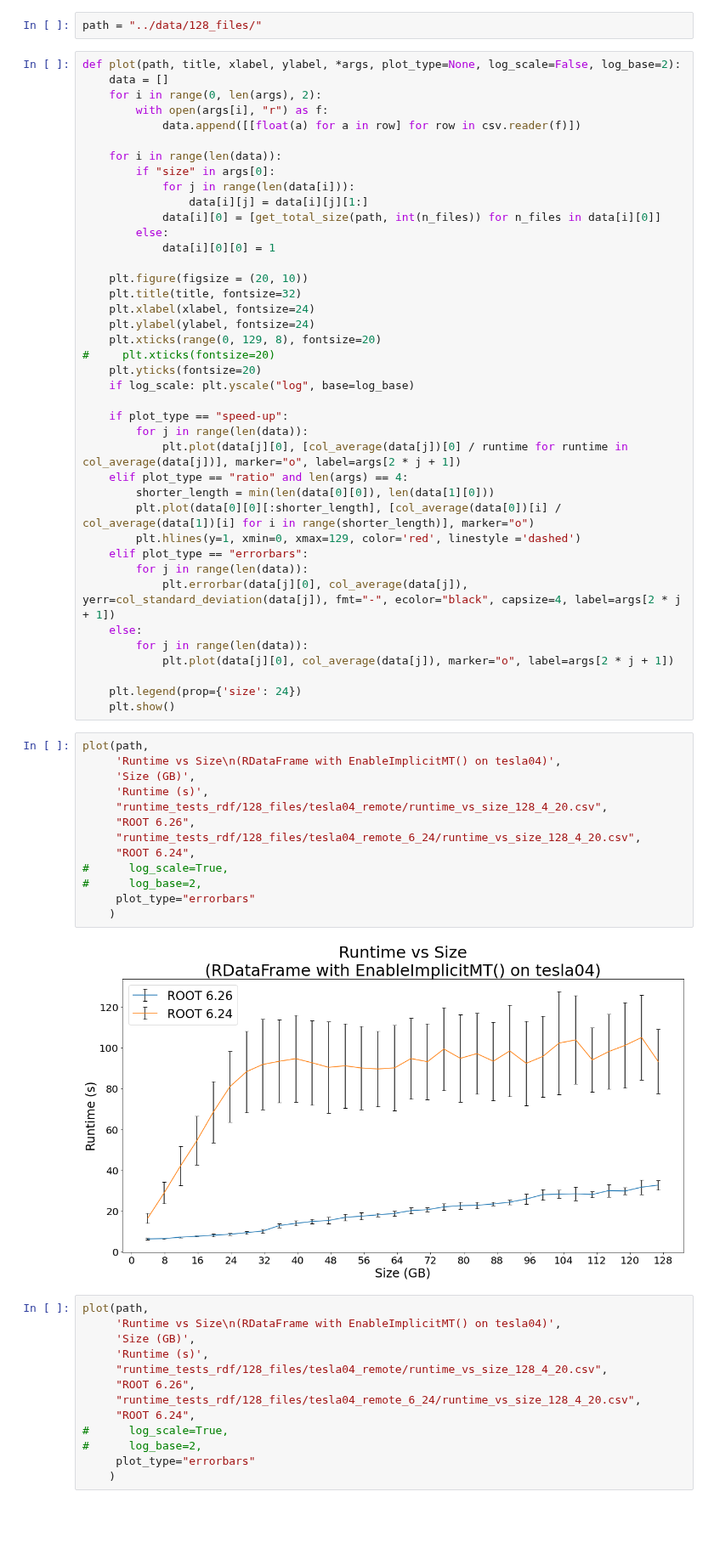
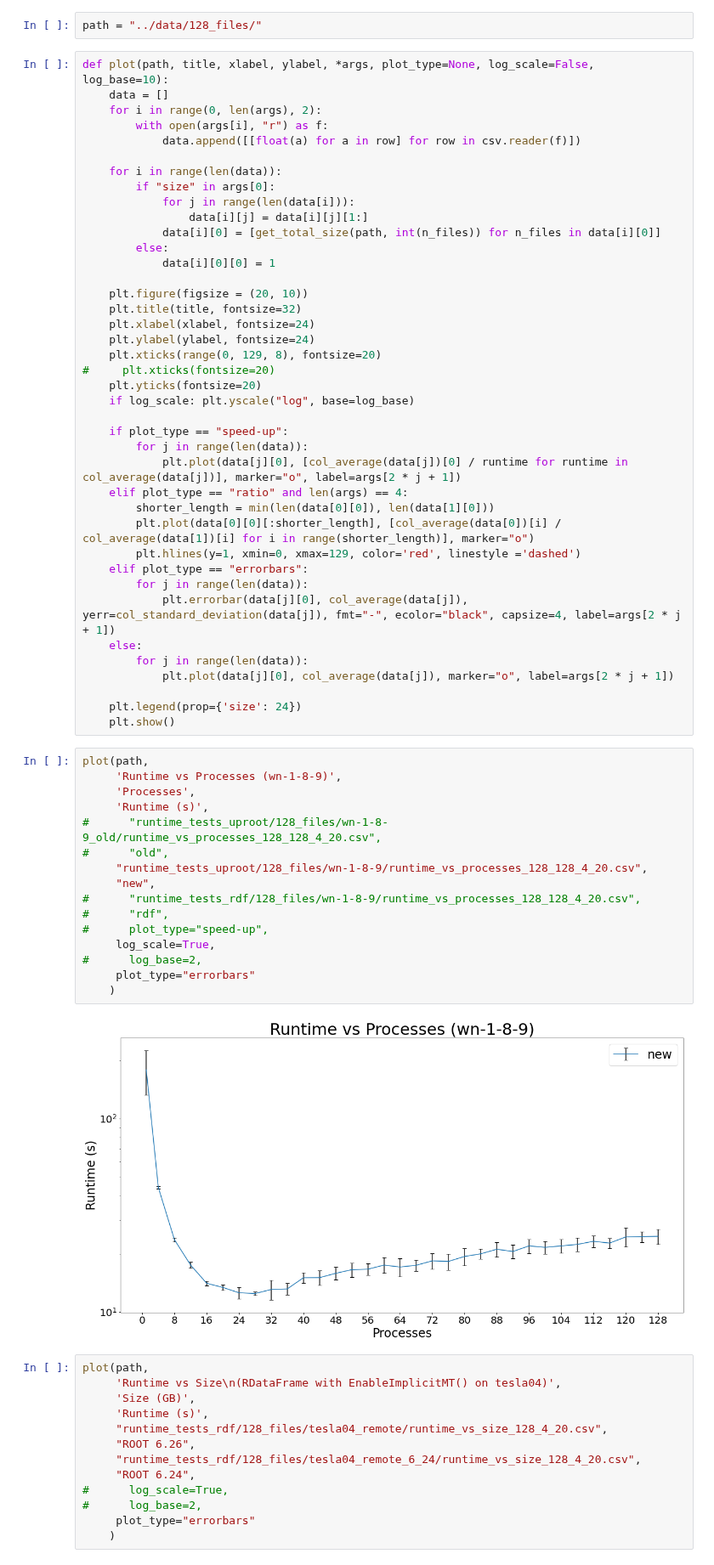
Before and after one commit to bucket420/DOE-INFN-2022, a Jupyter notebook: plot.ipynb, the cells around one changed output. Shown at 85% size. Drawn from its saved outputs; the diff is of its cells as text; blank space fills up the shorter version.

```diff
--- a/plot.ipynb
+++ b/plot.ipynb
@@ -27,7 +27,7 @@ def get_num_entries(path, n_files):
 # %%
 path = "../data/128_files/"
 # %%
-def plot(path, title, xlabel, ylabel, *args, plot_type=None, log_scale=False, log_base=2):
+def plot(path, title, xlabel, ylabel, *args, plot_type=None, log_scale=False, log_base=10):
     data = []
     for i in range(0, len(args), 2):
         with open(args[i], "r") as f:
@@ -68,19 +68,22 @@ def plot(path, title, xlabel, ylabel, *args, plot_type=None, log_scale=False, lo
     plt.show()
 # %%
 plot(path,
-     'Runtime vs Size\n(RDataFrame with EnableImplicitMT() on tesla04)',
-     'Size (GB)',
+     'Runtime vs Processes (wn-1-8-9)',
+     'Processes',
      'Runtime (s)',
-     "runtime_tests_rdf/128_files/tesla04_remote/runtime_vs_size_128_4_20.csv",
-     "ROOT 6.26",
-     "runtime_tests_rdf/128_files/tesla04_remote_6_24/runtime_vs_size_128_4_20.csv",
-     "ROOT 6.24",
-#      log_scale=True,
+#      "runtime_tests_uproot/128_files/wn-1-8-9_old/runtime_vs_processes_128_128_4_20.csv",
+#      "old",
+     "runtime_tests_uproot/128_files/wn-1-8-9/runtime_vs_processes_128_128_4_20.csv",
+     "new",
+#      "runtime_tests_rdf/128_files/wn-1-8-9/runtime_vs_processes_128_128_4_20.csv",
+#      "rdf",
+#      plot_type="speed-up",
+     log_scale=True,
 #      log_base=2,
      plot_type="errorbars"
     )
 # %% [output]
-[figure, old version]
+[figure, new version]
 # %%
 plot(path,
      'Runtime vs Size\n(RDataFrame with EnableImplicitMT() on tesla04)',
```
Also changed, not shown: 1 other file.
